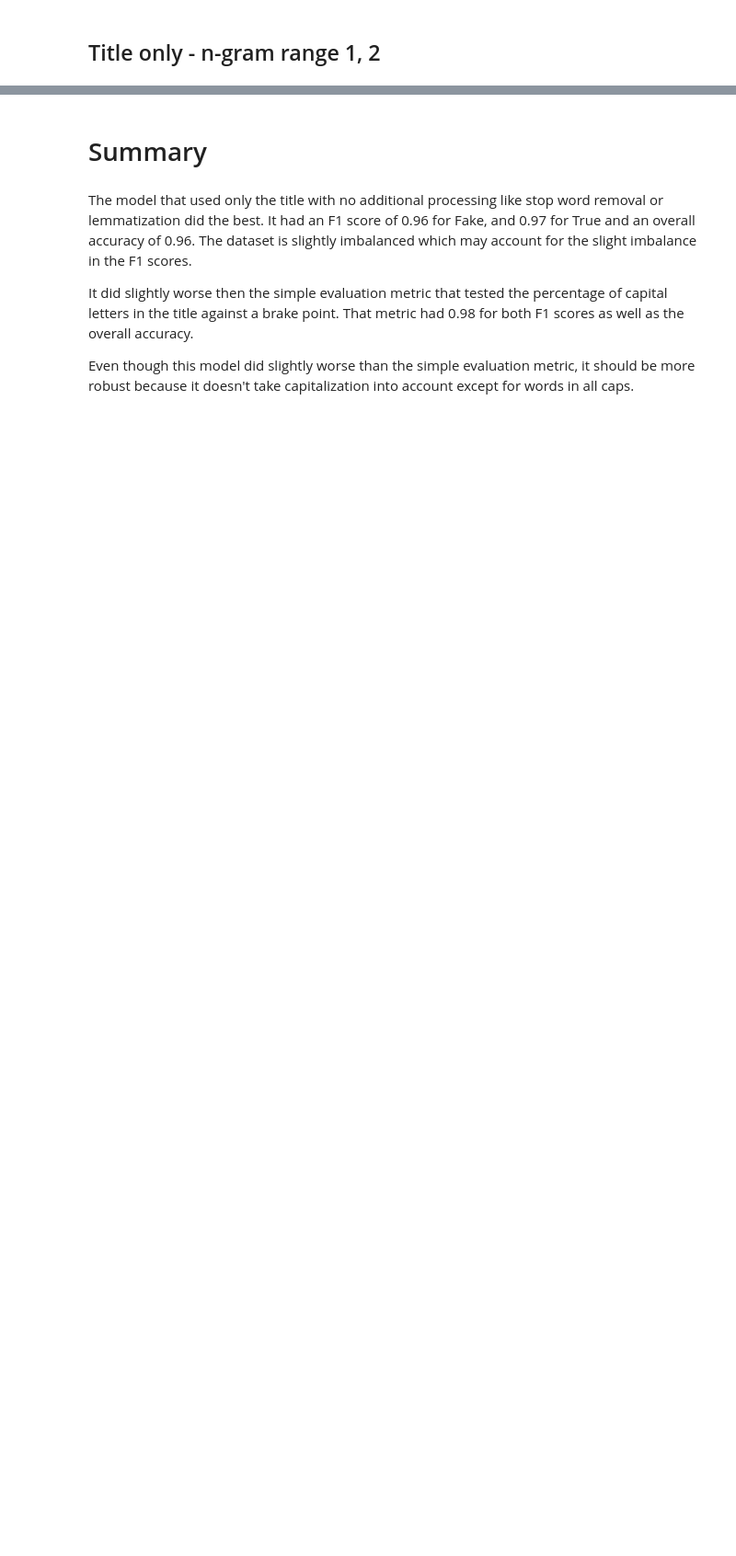
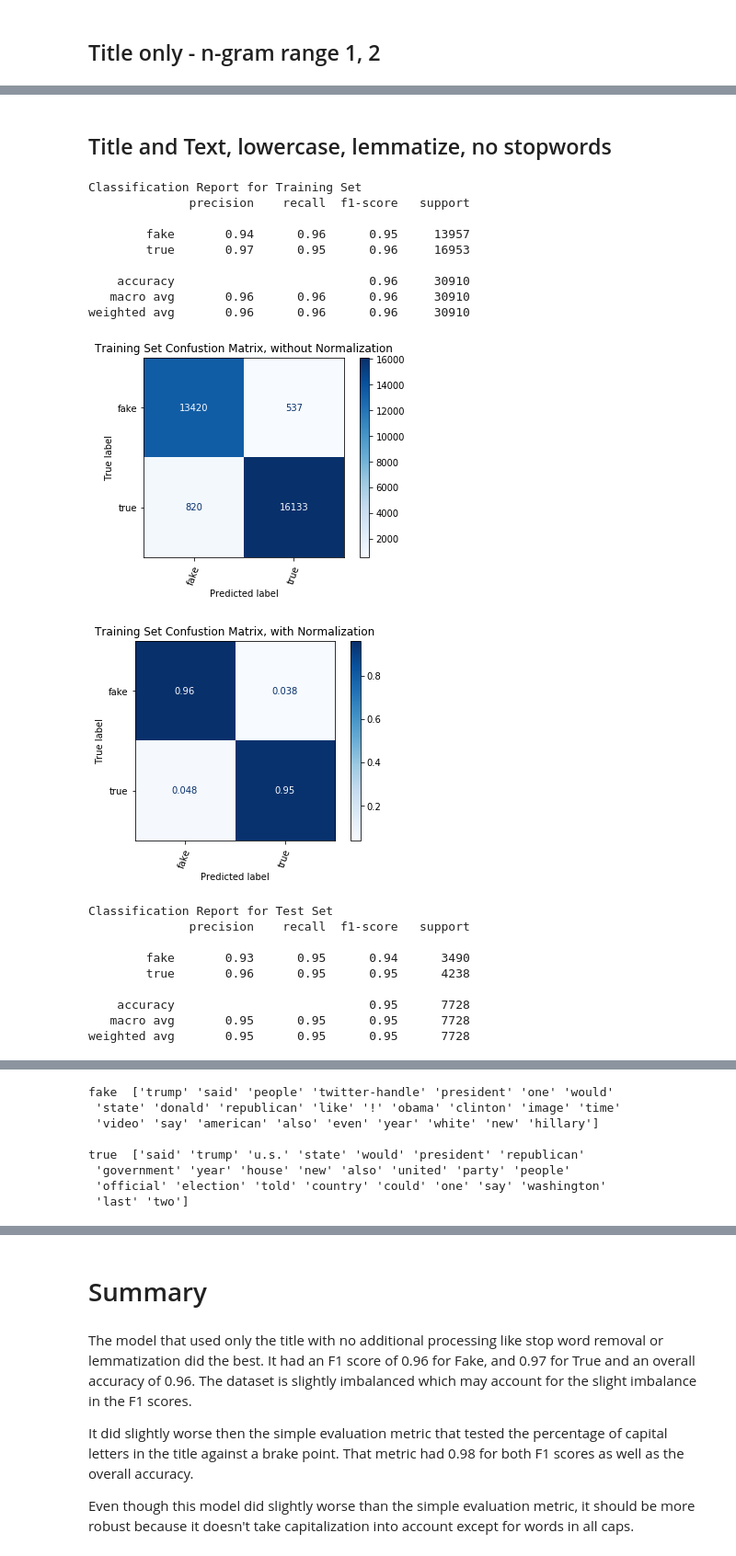
Before and after one commit to merb92/fake-news-classification, a Jupyter notebook: notebooks/nb_bow.ipynb, the cells around one changed output, grey strips where cells are left out. Shown at 92% size. Cells and saved outputs as stored; diff of their text form; code cells hidden in the pictures; blank space fills up the shorter version.

```diff
--- a/notebooks/nb_bow.ipynb
+++ b/notebooks/nb_bow.ipynb
@@ -484,0 +520,26 @@ true  ['trump' "'s" 'u.s.' 'say' 'house' 'republican' 'north' 'russia' 'korea'
+# %% [markdown]
+## Title and Text, lowercase, lemmatize, no stopwords
+# %%
+train_and_eval_model(X_train['title_and_text'], X_test['title_and_text'],
+                     y_train_enc, y_test_enc, le.classes_, lowercase_and_remove_stopwords, LemmaTokenizer(), None)
+# %% [output]
+Classification Report for Training Set
+              precision    recall  f1-score   support
+
+        fake       0.94      0.96      0.95     13957
+        true       0.97      0.95      0.96     16953
+
+    accuracy                           0.96     30910
+   macro avg       0.96      0.96      0.96     30910
+weighted avg       0.96      0.96      0.96     30910
+[figure, added]
+[figure, added]
+Classification Report for Test Set
+              precision    recall  f1-score   support
+
+        fake       0.93      0.95      0.94      3490
+        true       0.96      0.95      0.95      4238
+
+    accuracy                           0.95      7728
+   macro avg       0.95      0.95      0.95      7728
+weighted avg       0.95      0.95      0.95      7728
@@ -484,0 +548,8 @@ true  ['trump' "'s" 'u.s.' 'say' 'house' 'republican' 'north' 'russia' 'korea'
+fake  ['trump' 'said' 'people' 'twitter-handle' 'president' 'one' 'would'
+ 'state' 'donald' 'republican' 'like' '!' 'obama' 'clinton' 'image' 'time'
+ 'video' 'say' 'american' 'also' 'even' 'year' 'white' 'new' 'hillary']
+
+true  ['said' 'trump' 'u.s.' 'state' 'would' 'president' 'republican'
+ 'government' 'year' 'house' 'new' 'also' 'united' 'party' 'people'
+ 'official' 'election' 'told' 'country' 'could' 'one' 'say' 'washington'
+ 'last' 'two']
```
Also changed, not shown: parts of 21 cells of this notebook.
